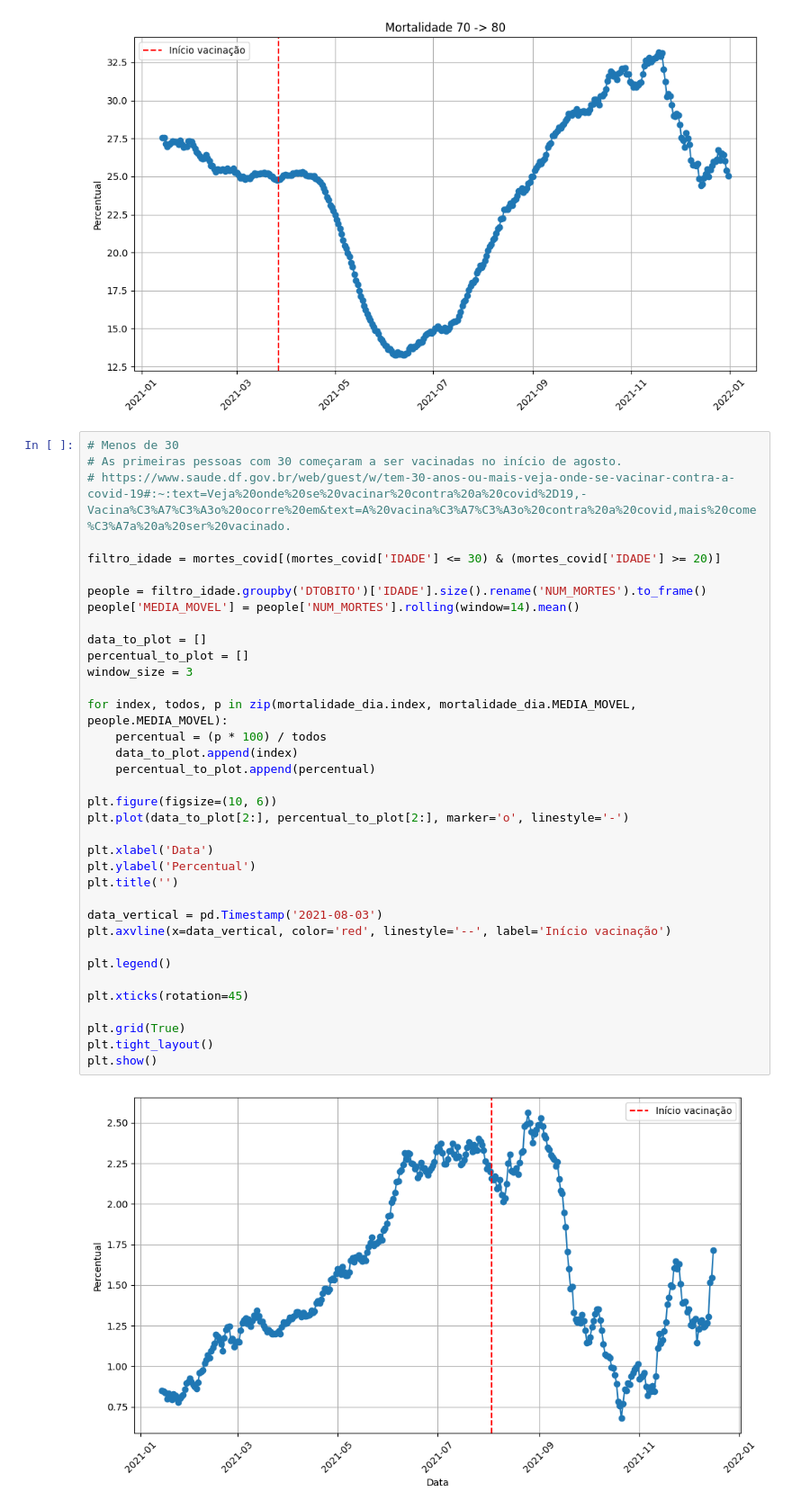
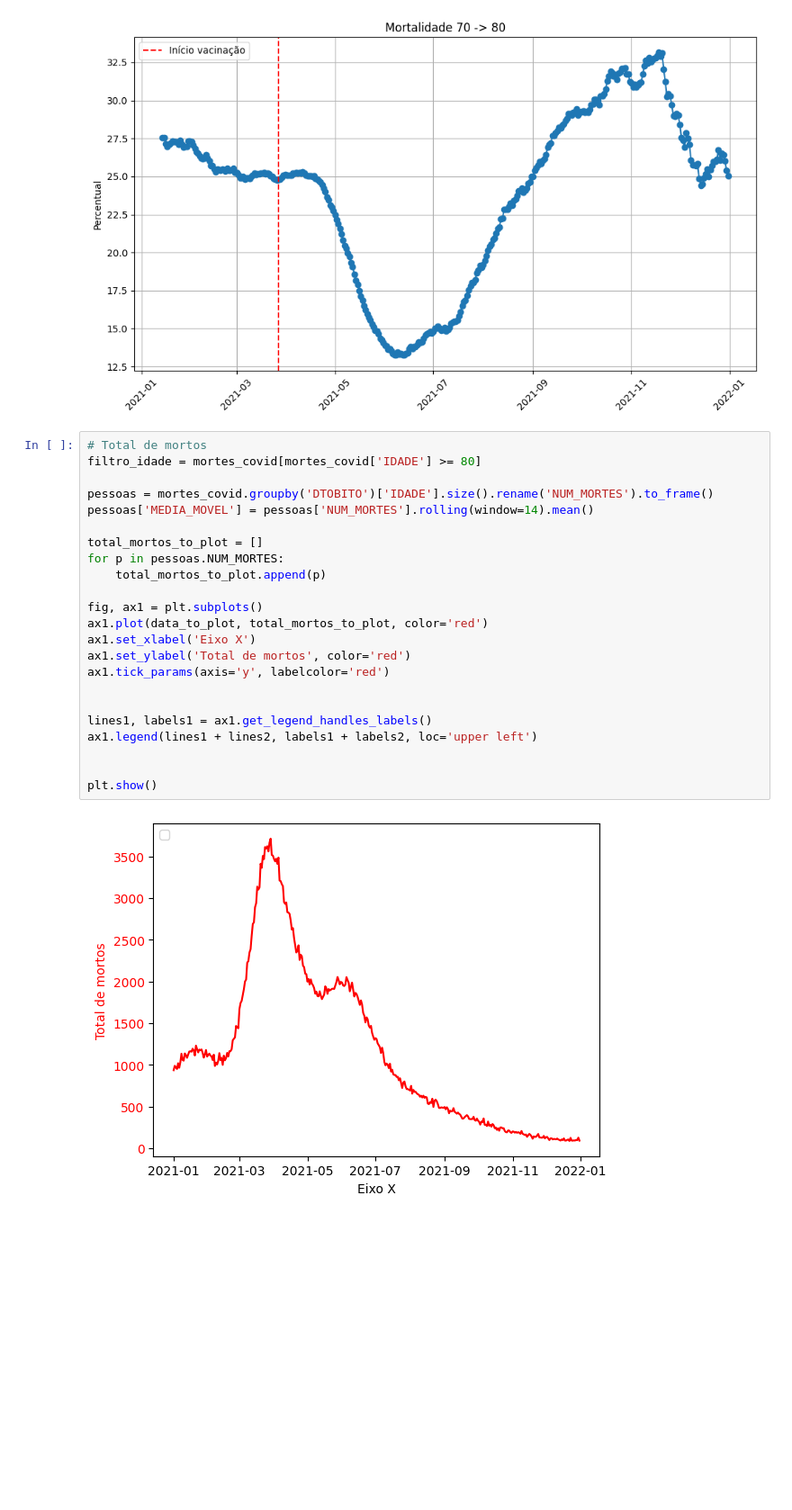
Before and after one commit to arturbernardo/eficacia_vacina_covid19, a Jupyter notebook: eficiencia_vacinas.ipynb, the cells around one changed output. Shown at 90% size. Drawn from its saved outputs; the diff is of its cells as text; blank space fills up the shorter version.

```diff
--- a/eficiencia_vacinas.ipynb
+++ b/eficiencia_vacinas.ipynb
@@ -164,41 +170,28 @@ plt.tight_layout()
 plt.show()
 # %% [output]
 [figure]
-# %%
-# Menos de 30
-# As primeiras pessoas com 30 começaram a ser vacinadas no início de agosto.
-# https://www.saude.df.gov.br/web/guest/w/tem-30-anos-ou-mais-veja-onde-se-vacinar-contra-a-covid-19#:~:text=Veja%20onde%20se%20vacinar%20contra%20a%20covid%2D19,-Vacina%C3%A7%C3%A3o%20ocorre%20em&text=A%20vacina%C3%A7%C3%A3o%20contra%20a%20covid,mais%20come%C3%A7a%20a%20ser%20vacinado.
-
-filtro_idade = mortes_covid[(mortes_covid['IDADE'] <= 30) & (mortes_covid['IDADE'] >= 20)]
-
-people = filtro_idade.groupby('DTOBITO')['IDADE'].size().rename('NUM_MORTES').to_frame()
-people['MEDIA_MOVEL'] = people['NUM_MORTES'].rolling(window=14).mean()
-
-data_to_plot = []
-percentual_to_plot = []
-window_size = 3
-
-for index, todos, p in zip(mortalidade_dia.index, mortalidade_dia.MEDIA_MOVEL, people.MEDIA_MOVEL):
-    percentual = (p * 100) / todos
-    data_to_plot.append(index)
-    percentual_to_plot.append(percentual)
-
-plt.figure(figsize=(10, 6))
-plt.plot(data_to_plot[2:], percentual_to_plot[2:], marker='o', linestyle='-')
-
-plt.xlabel('Data')
-plt.ylabel('Percentual')
-plt.title('')
-
-data_vertical = pd.Timestamp('2021-08-03')
-plt.axvline(x=data_vertical, color='red', linestyle='--', label='Início vacinação')
-
-plt.legend()
-
-plt.xticks(rotation=45)
-
-plt.grid(True)
-plt.tight_layout()
-plt.show()
-# %% [output]
-[figure, removed]
+# %%
+# Total de mortos
+filtro_idade = mortes_covid[mortes_covid['IDADE'] >= 80]
+
+pessoas = mortes_covid.groupby('DTOBITO')['IDADE'].size().rename('NUM_MORTES').to_frame()
+pessoas['MEDIA_MOVEL'] = pessoas['NUM_MORTES'].rolling(window=14).mean()
+
+total_mortos_to_plot = []
+for p in pessoas.NUM_MORTES:
+    total_mortos_to_plot.append(p)
+
+fig, ax1 = plt.subplots()
+ax1.plot(data_to_plot, total_mortos_to_plot, color='red')
+ax1.set_xlabel('Eixo X')
+ax1.set_ylabel('Total de mortos', color='red')
+ax1.tick_params(axis='y', labelcolor='red')
+
+
+lines1, labels1 = ax1.get_legend_handles_labels()
+ax1.legend(lines1 + lines2, labels1 + labels2, loc='upper left')
+
+
+plt.show()
+# %% [output]
+[figure, added]
```
Also changed, not shown: parts of 2 cells of this notebook.
